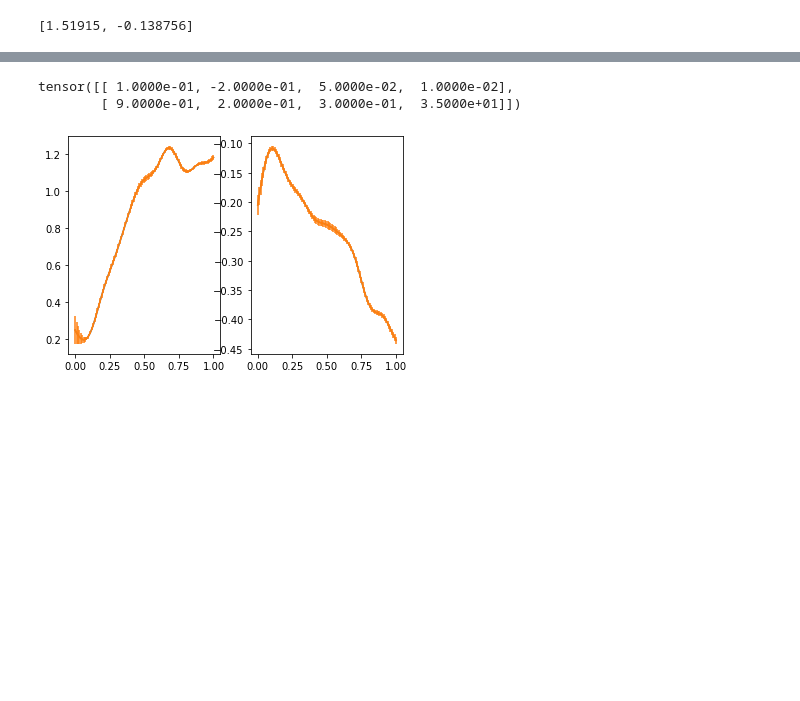
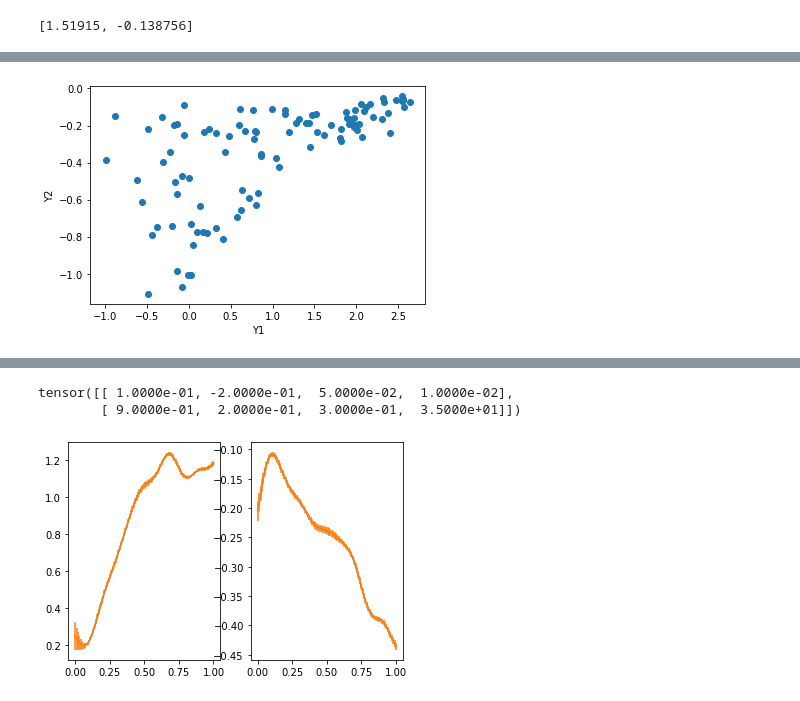
Before and after one commit to peteole/MOO_airfoil, a Jupyter notebook: BO.ipynb, the cells around one changed output, grey strips where cells are left out. Cells and saved outputs as stored; diff of their text form; code cells hidden in the pictures; blank space fills up the shorter version.

Commit message:
Added plotting methods

```diff
--- a/BO.ipynb
+++ b/BO.ipynb
@@ -50,8 +50,8 @@ await evaluate_profile([0.42,0.05,0.18,15])
 # %%
 x_lims=[(0.1,0.9),(-0.2,0.2),(0.05,0.3),(0.01,35)]
 
-random_initial_X=True
-INITIAL_X_COUNT=10
+random_initial_X=False
+INITIAL_X_COUNT=100
 initial_X = None
 if random_initial_X or len(os.listdir("case/results"))<INITIAL_X_COUNT:
     initial_X = torch.rand(INITIAL_X_COUNT,4, dtype=dtype, device=device)
@@ -63,7 +63,7 @@ else:
     # take six random points from the initial X
     initial_X = initial_X[torch.randperm(initial_X.shape[0])[:INITIAL_X_COUNT]]
 
-display(initial_X)
+#display(initial_X)
 y=await asyncio.gather(*[evaluate_profile(x.tolist()) for x in initial_X])
 train_X=initial_X
 train_Y = torch.tensor(y,dtype=dtype,device=device)
@@ -91,0 +70,5 @@ Warning : Extrusion of periodic curves is not supported with the built-in kernel
+# %%
+import plotting
+plotting.plot_population(train_Y)
+# %% [output]
+[figure, added]
```
Also changed, not shown: parts of 2 cells of this notebook, 1 other file.
